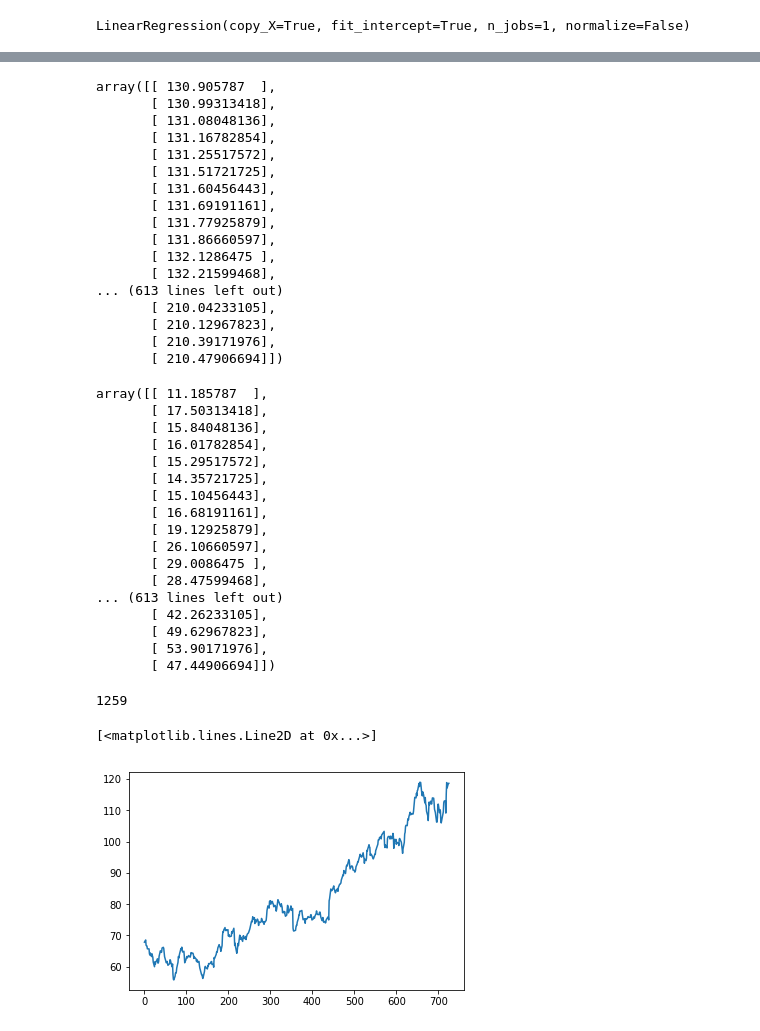
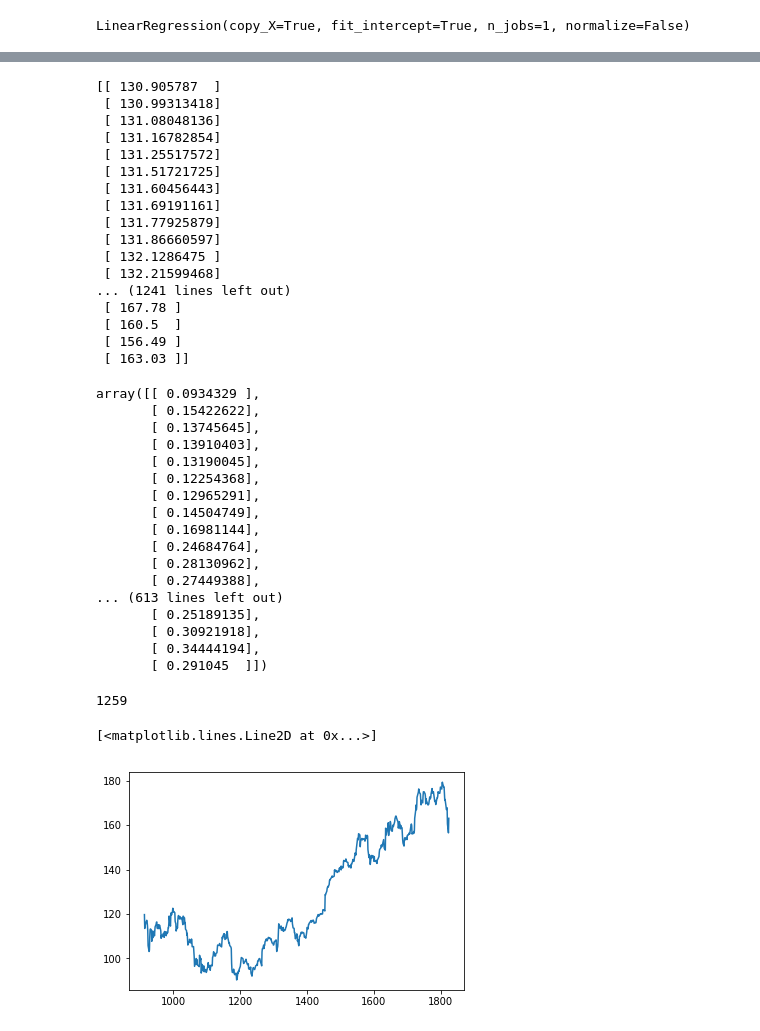
Before and after one commit to Aaivazi000/fintech-master, a Jupyter notebook: Marin Workspace/marin_4.18.ipynb, the cells around one changed output, grey strips where cells are left out. Drawn from its saved outputs; the diff is of its cells as text; code cells hidden in the pictures.

```diff
--- a/Marin Workspace/marin_4.18.ipynb
+++ b/Marin Workspace/marin_4.18.ipynb
@@ -371,43 +360,43 @@ array([[  67.8542],
 # %%
-lin_reg_model.predict(X_test)
+print(lin_reg_model.predict(X_test), y_test)
 # %% [output]
-array([[ 130.905787  ],
-       [ 130.99313418],
-       [ 131.08048136],
-       [ 131.16782854],
-       [ 131.25517572],
-       [ 131.51721725],
-       [ 131.60456443],
-       [ 131.69191161],
-       [ 131.77925879],
-       [ 131.86660597],
-       [ 132.1286475 ],
-       [ 132.21599468],
-... (613 lines left out)
-       [ 210.04233105],
-       [ 210.12967823],
-       [ 210.39171976],
-       [ 210.47906694]])
+[[ 130.905787  ]
+ [ 130.99313418]
+ [ 131.08048136]
+ [ 131.16782854]
+ [ 131.25517572]
+ [ 131.51721725]
+ [ 131.60456443]
+ [ 131.69191161]
+ [ 131.77925879]
+ [ 131.86660597]
+ [ 132.1286475 ]
+ [ 132.21599468]
+... (1241 lines left out)
+ [ 167.78 ]
+ [ 160.5  ]
+ [ 156.49 ]
+ [ 163.03 ]]
 # %%
-((lin_reg_model.predict(X_test) - y_test))
+(lin_reg_model.predict(X_test) - y_test)/y_test
 # %% [output]
-array([[ 11.185787  ],
-       [ 17.50313418],
-       [ 15.84048136],
-       [ 16.01782854],
-       [ 15.29517572],
-       [ 14.35721725],
-       [ 15.10456443],
-       [ 16.68191161],
-       [ 19.12925879],
-       [ 26.10660597],
-       [ 29.0086475 ],
-       [ 28.47599468],
+array([[ 0.0934329 ],
+       [ 0.15422622],
+       [ 0.13745645],
+       [ 0.13910403],
+       [ 0.13190045],
+       [ 0.12254368],
+       [ 0.12965291],
+       [ 0.14504749],
+       [ 0.16981144],
+       [ 0.24684764],
+       [ 0.28130962],
+       [ 0.27449388],
 ... (613 lines left out)
-       [ 42.26233105],
-       [ 49.62967823],
-       [ 53.90171976],
-       [ 47.44906694]])
+       [ 0.25189135],
+       [ 0.30921918],
+       [ 0.34444194],
+       [ 0.291045  ]])
 # %%
 len((aapl_df.index - aapl_df.index[0]).days.values)
 # %% [output]
@@ -415,8 +406,8 @@ len((aapl_df.index - aapl_df.index[0]).days.values)
 # %%
-plt.plot(X,y)
+plt.plot(X_test,y_test)
 # %% [output]
 [<matplotlib.lines.Line2D at 0x...>]
-[figure, old version]
+[figure, new version]
 # %%
 stock_data.reset_index(inplace = True)
 # %%
```
Also changed, not shown: parts of 3 cells of this notebook.
